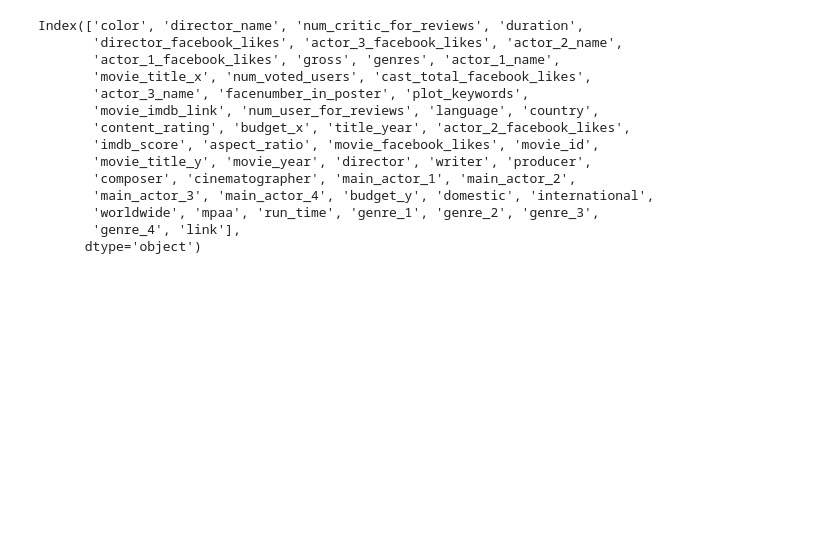
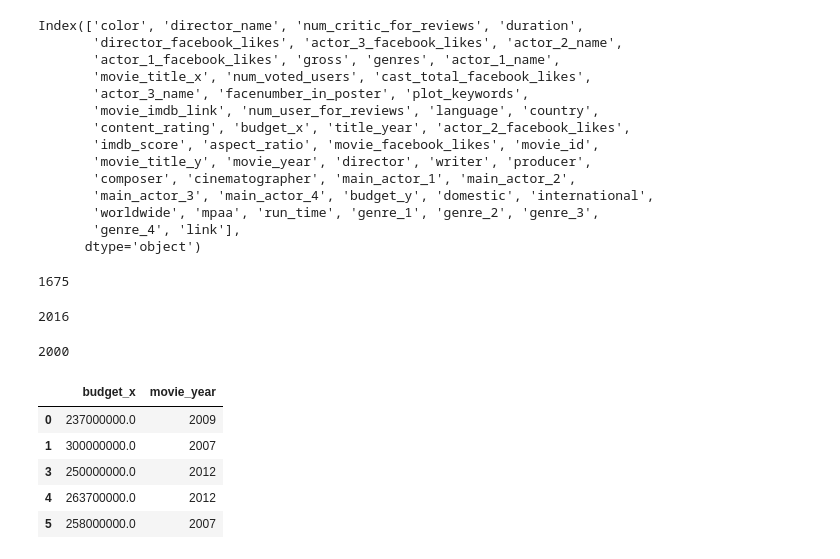
Before and after one commit to mpourostad/MovieRevenuePrediction, a Jupyter notebook: data_visualization.ipynb, the cells around one changed output. Saved outputs shown, nothing was run; the diff lists cells and outputs as text; code cells hidden in the pictures; blank space fills up the shorter version.

Commit message:
adjusting the budget

```diff
--- a/data_visualization.ipynb
+++ b/data_visualization.ipynb
@@ -139,4 +133,30 @@ Index(['color', 'director_name', 'num_critic_for_reviews', 'duration',
       dtype='object')
 # %%
 # removing duplicates and urelated attributes
-merged_df = merged_df.drop(['run_time', 'budget_y', 'director_name', 'genres', 'link', 'movie_imdb_link', 'num_voted_users', 'movie_title_y', 'num_critic_for_reviews', 'content_rating'], axis=1)
+merged_df = merged_df.drop(['run_time', 'budget_y', 'director_name', 'genres', 'link', 'movie_imdb_link', 'num_voted_users', 'movie_title_y', 'num_critic_for_reviews', 'content_rating', 'country'], axis=1)
+# %%
+merged_df = merged_df.drop('title_year', axis=1)
+# %%
+# make sure all the movies have at least 1 genre
+merged_df = merged_df[merged_df['genre_1'].notna()]
+# %%
+len(merged_df)
+# %% [output]
+1675
+# %%
+merged_df['movie_year'].max()
+# %% [output]
+2016
+# %%
+merged_df['movie_year'].min()
+# %% [output]
+2000
+# %%
+merged_df[['budget_x', 'movie_year']].head()
+# %% [output]
+|  | budget_x | movie_year |
+| 0 | 237000000.0 | 2009 |
+| 1 | 300000000.0 | 2007 |
+| 3 | 250000000.0 | 2012 |
+| 4 | 263700000.0 | 2012 |
+| 5 | 258000000.0 | 2007 |
```
Also changed, not shown: parts of 6 cells of this notebook.
